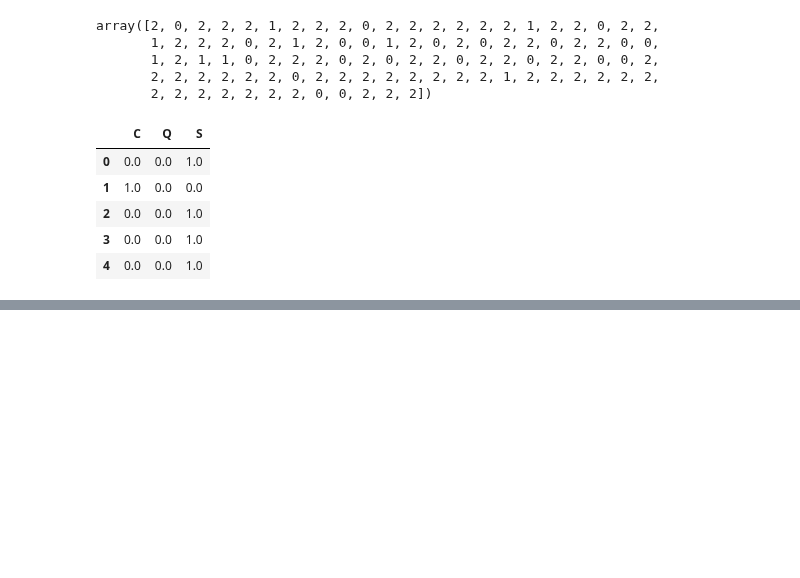
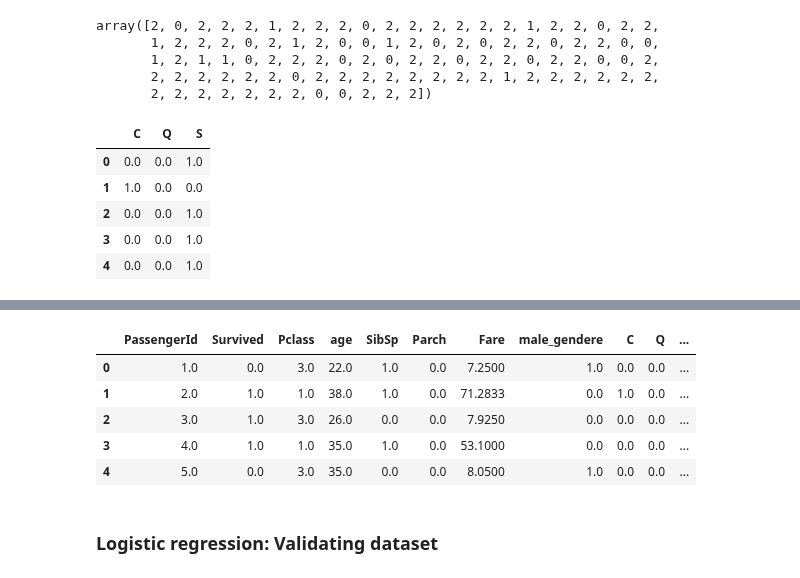
Before and after one commit to Mahdi90s/Python_repository, a Jupyter notebook: Python_Code/Python_Learning_Part2.ipynb, the cells around one changed output, grey strips where cells are left out. Saved outputs shown, nothing was run; the diff lists cells and outputs as text; code cells hidden in the pictures; blank space fills up the shorter version.

```diff
--- a/Python_Code/Python_Learning_Part2.ipynb
+++ b/Python_Code/Python_Learning_Part2.ipynb
@@ -439,3 +439,9 @@ emabrked_df.head()
 | 2 | 0.0 | 0.0 | 1.0 |
 | 3 | 0.0 | 0.0 | 1.0 |
 | 4 | 0.0 | 0.0 | 1.0 |
+# %%
+# drop old emabarked
+
+titanic_data.drop(['Sex', 'Embarked'], axis=1, inplace=True)
+
+titanic_data.head()
@@ -441,0 +455,15 @@ emabrked_df.head()
+# %%
+# concanate our new variables
+
+titanic_dmy = pd.concat([titanic_data, gender_df, emabrked_df], axis=1, verify_integrity=True).astype(float)
+
+titanic_dmy[0:5]
+# %% [output]
+|  | PassengerId | Survived | Pclass | age | SibSp | Parch | Fare | male_gendere | C | Q | ... |
+| 0 | 1.0 | 0.0 | 3.0 | 22.0 | 1.0 | 0.0 | 7.2500 | 1.0 | 0.0 | 0.0 | ... |
+| 1 | 2.0 | 1.0 | 1.0 | 38.0 | 1.0 | 0.0 | 71.2833 | 0.0 | 1.0 | 0.0 | ... |
+| 2 | 3.0 | 1.0 | 3.0 | 26.0 | 0.0 | 0.0 | 7.9250 | 0.0 | 0.0 | 0.0 | ... |
+| 3 | 4.0 | 1.0 | 1.0 | 35.0 | 1.0 | 0.0 | 53.1000 | 0.0 | 0.0 | 0.0 | ... |
+| 4 | 5.0 | 0.0 | 3.0 | 35.0 | 0.0 | 0.0 | 8.0500 | 1.0 | 0.0 | 0.0 | ... |
+# %% [markdown]
+### Logistic regression: Validating dataset
```
Also changed, not shown: parts of 1 cell of this notebook.
